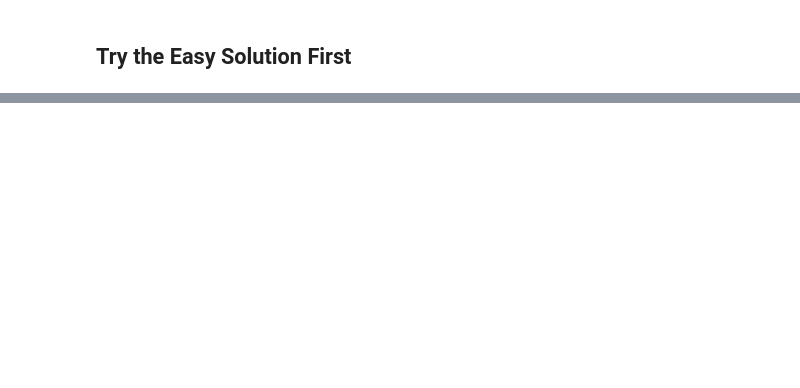
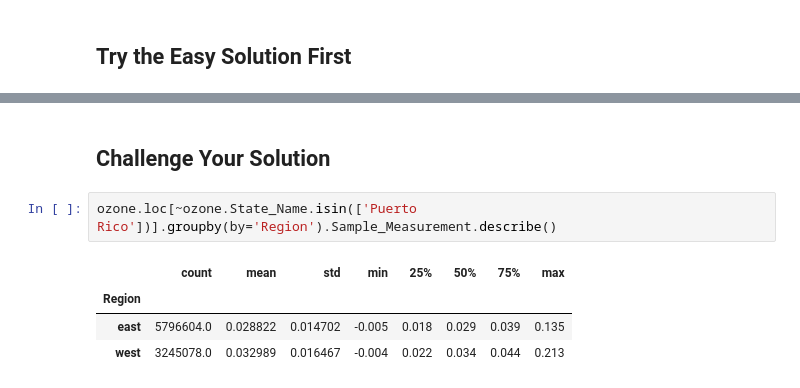
Before and after one commit to deadshotnik/art-of-data-science-python, a Jupyter notebook: notebooks/exploratory_data_analysis.ipynb, the cells around one changed output, grey strips where cells are left out. Cells and saved outputs as stored; diff of their text form; blank space fills up the shorter version.

Commit message:
Added the easy solution

```diff
--- a/notebooks/exploratory_data_analysis.ipynb
+++ b/notebooks/exploratory_data_analysis.ipynb
@@ -260,0 +277,9 @@ Error:
+# %% [markdown]
+## Challenge Your Solution
+# %%
+ozone.loc[~ozone.State_Name.isin(['Puerto Rico'])].groupby(by='Region').Sample_Measurement.describe()
+# %% [output]
+|  | count | mean | std | min | 25% | 50% | 75% | max |
+| Region |  |  |  |  |  |  |  |  |
+| east | 5796604.0 | 0.028822 | 0.014702 | -0.005 | 0.018 | 0.029 | 0.039 | 0.135 |
+| west | 3245078.0 | 0.032989 | 0.016467 | -0.004 | 0.022 | 0.034 | 0.044 | 0.213 |
```
Also changed, not shown: parts of 6 cells of this notebook.
